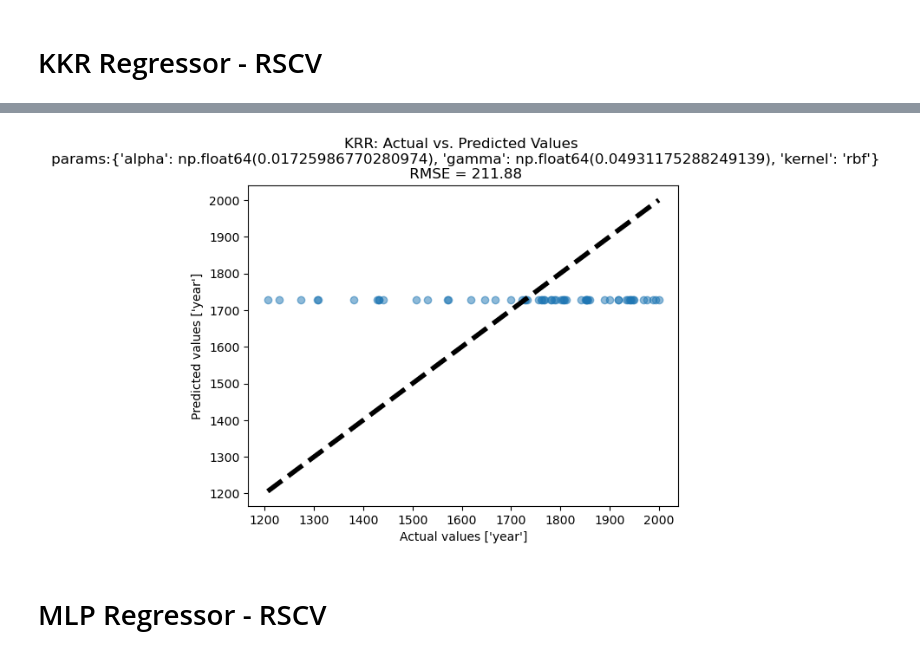
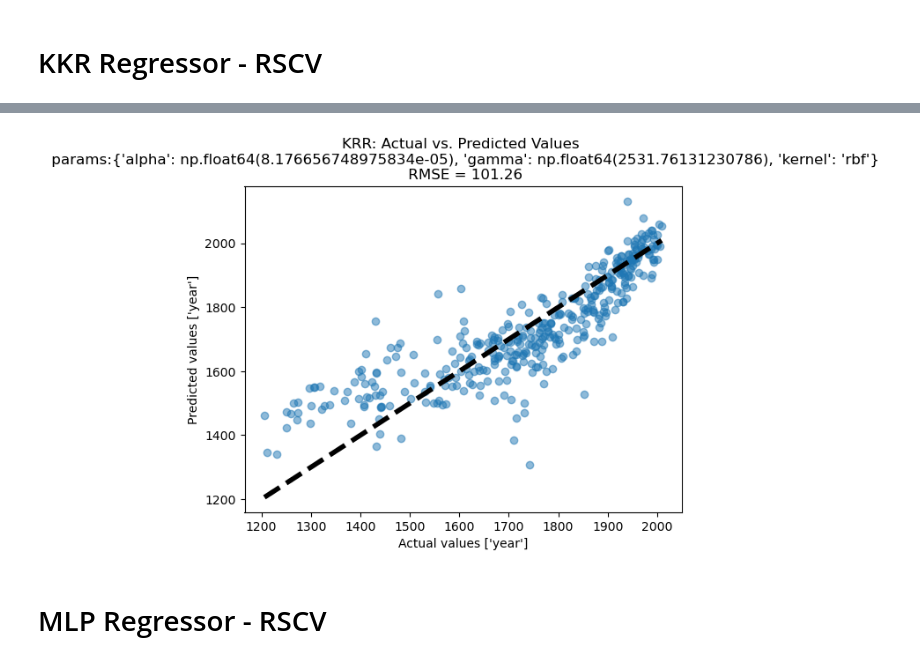
Before and after one commit to thegitrogmonster/Zamberger_thesis_AL2024, a Jupyter notebook: 03_Modelling/03_1_rscv.ipynb, the cells around one changed output, grey strips where cells are left out. Saved outputs shown, nothing was run; the diff lists cells and outputs as text; code cells hidden in the pictures.

```diff
--- a/03_Modelling/03_1_rscv.ipynb
+++ b/03_Modelling/03_1_rscv.ipynb
@@ -213,7 +221,7 @@ logging.info(f"Size of the dataset: {data_raw.shape}")
 # Define the parameters for the CV
 
 # Switch for testing mode (use only 10% of the data, among others)
-testing = True
+testing = False
 
 # Define a random state for randomized processes
 random_state = np.random.RandomState(202375)
@@ -229,7 +237,7 @@ if testing == True:
 else:
     nfolds = 10
     NoTrials = 15
-    n_jobs = 30
+    n_jobs = 20
     save_model = True
     data = data_raw
     logging.info(f"Size of the dataset not reduced: {data.shape}")
@@ -701,22 +793,22 @@ y_pred_krr = krr_opt.fit(X_train, y_train).predict(X_test)
 # %%
 # plot
 from al_lib.helper_functions import plot_actual_vs_pred
 
 # break the optimal_params_str_krr string into more lines
 
 title_str = (
     f"KRR: Actual vs. Predicted Values \n params:"
     + optimal_params_str_krr
     + f"\n RMSE = {np.sqrt(mean_squared_error(y_test, y_pred_krr)):.2f}"
 )
 
 param_dict = {"title": title_str}
-fig_path_krr = (f"{FIGURE_PATH}/avp_krr.png")
+fig_path_krr = f"{FIGURE_PATH}/avp_krr.png"
 
 fig, ax = plt.subplots(1, 1)
 krr_avp_plot = plot_actual_vs_pred(ax, y_test, y_pred_krr, param_dict, fig_path_krr)
 # %% [output]
-[figure, old version]
+[figure, new version]
 # %% [markdown]
 # MLP Regressor - RSCV
 # %%
```
Also changed, not shown: parts of 25 cells of this notebook, 11 other files.
